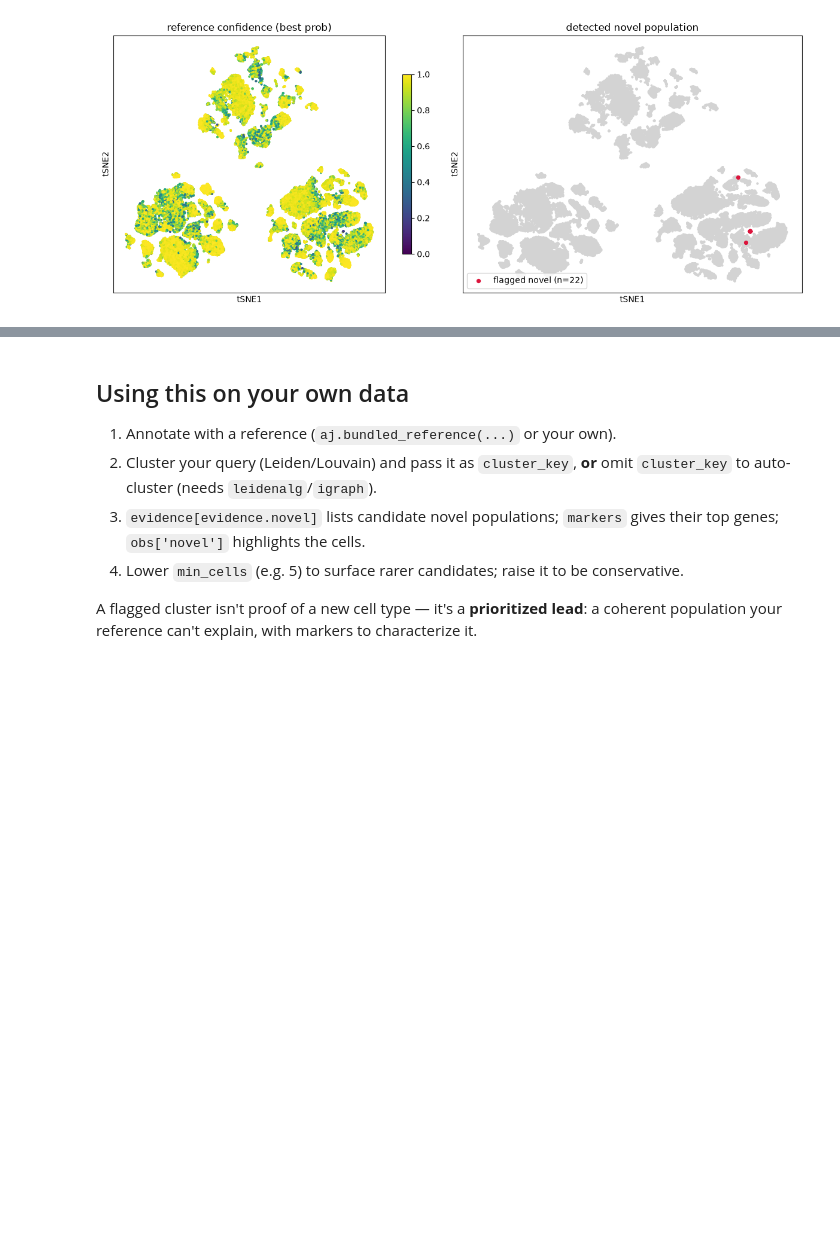
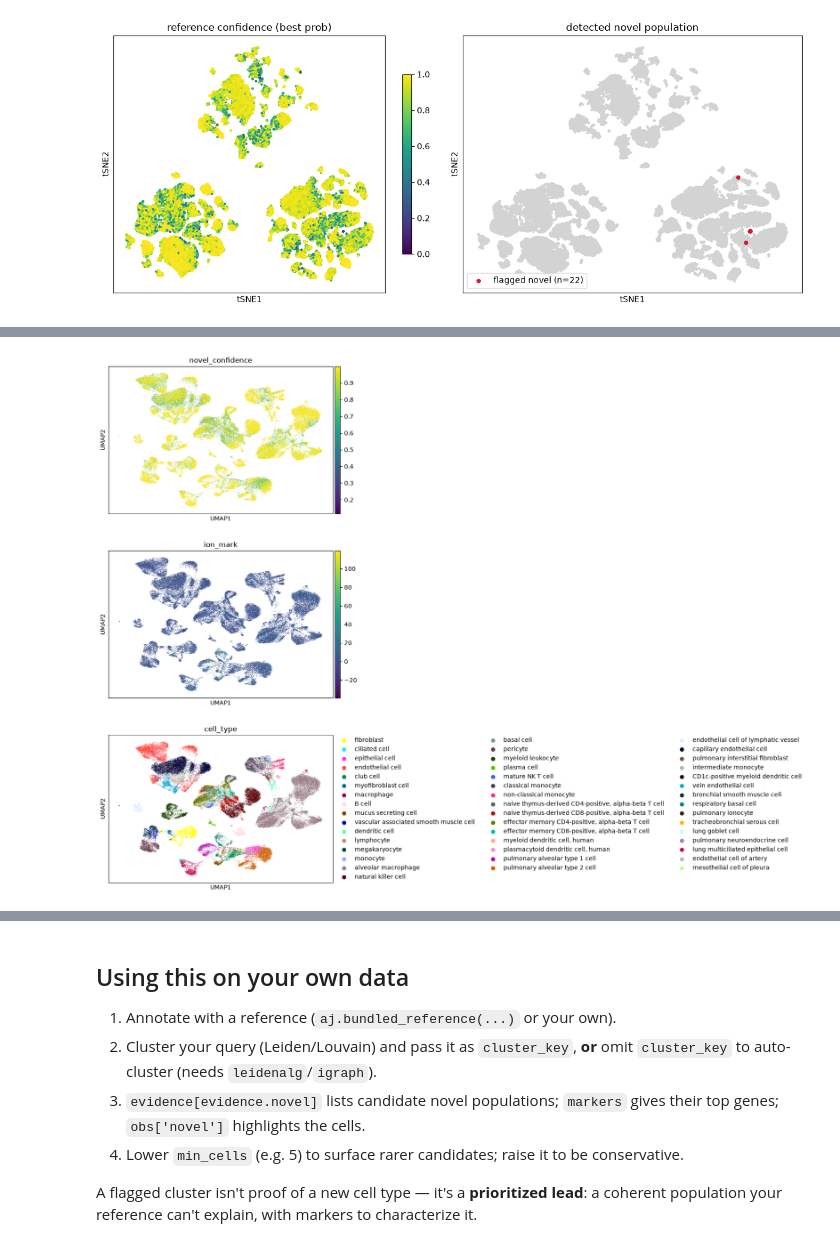
Before and after one commit to iandriver/actinn-jax, a Jupyter notebook: examples/novel_celltypes.ipynb, the cells around one changed output, grey strips where cells are left out. Cells and saved outputs as stored; diff of their text form; code cells hidden in the pictures; blank space fills up the shorter version.

```diff
--- a/examples/novel_celltypes.ipynb
+++ b/examples/novel_celltypes.ipynb
@@ -141,0 +187,4 @@ plt.tight_layout(); plt.show()
+# %%
+sc.pl.umap(adata, color=['novel_confidence','ion_mark', 'cell_type'], ncols=1)
+# %% [output]
+[figure, added]
```
Also changed, not shown: parts of 6 cells of this notebook, 24 other files.
